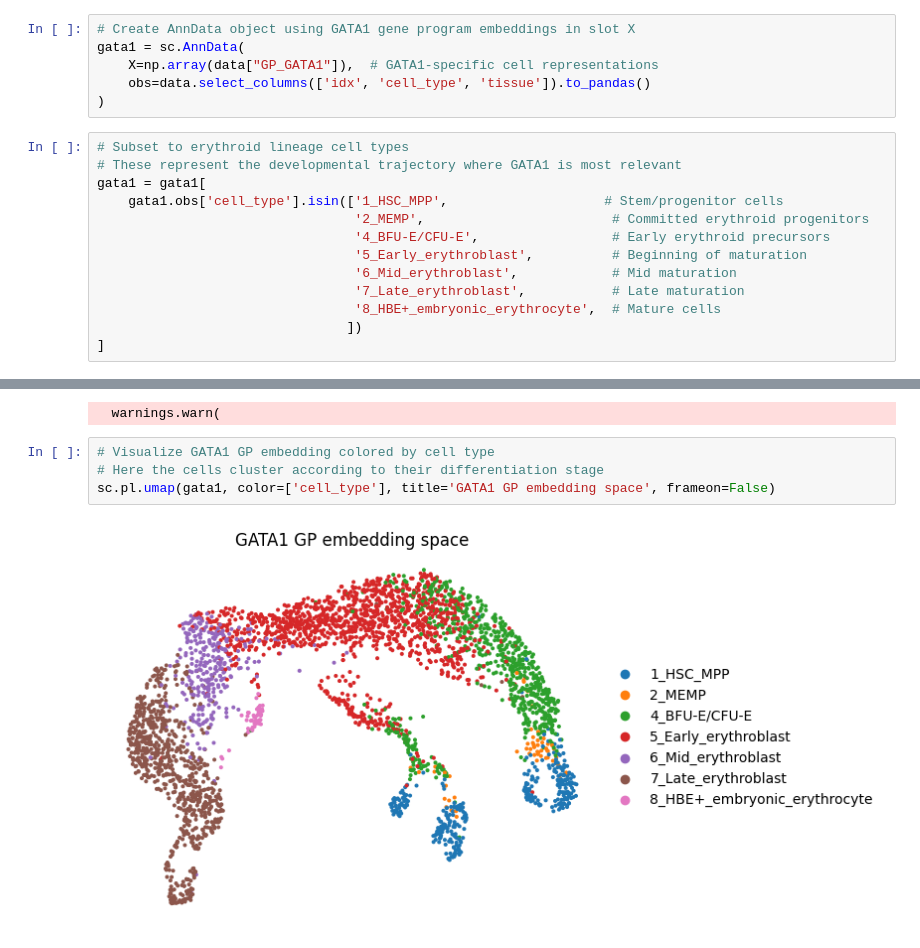
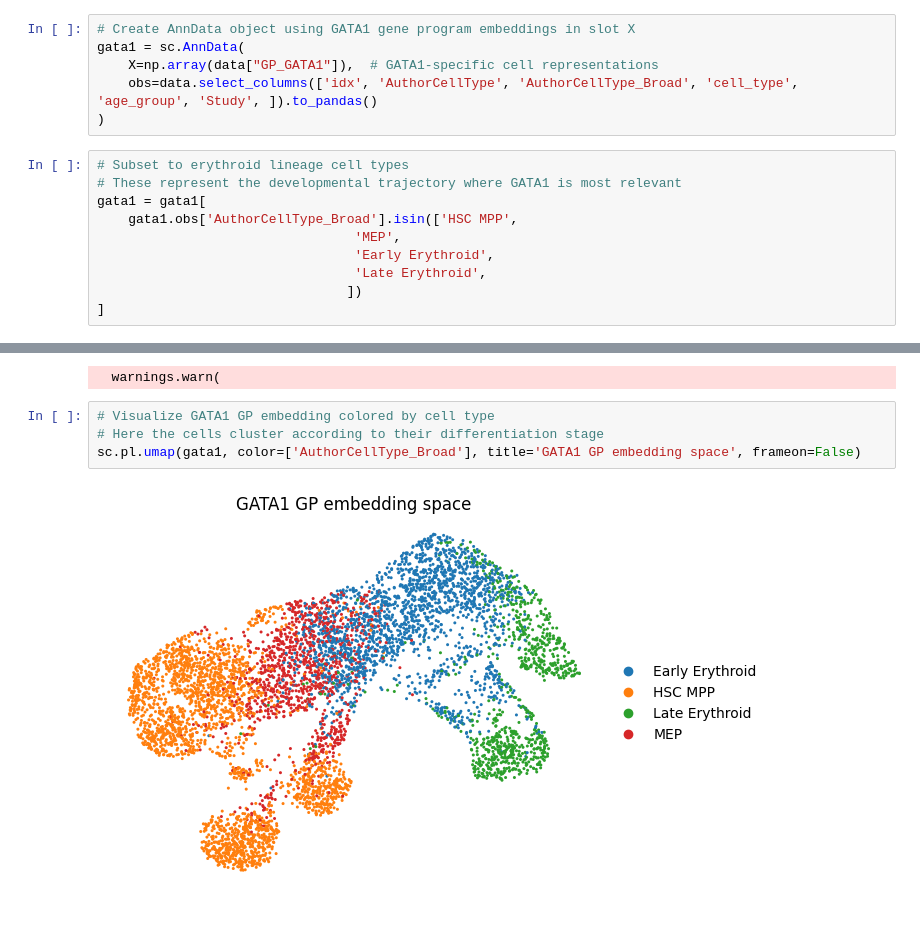
Before and after one commit to Lotfollahi-lab/tripso, a Jupyter notebook: docs/getting-started/tutorials/04_visualize_embeddings.ipynb, the cells around one changed output, grey strips where cells are left out. Cells and saved outputs as stored; diff of their text form.

Commit message:
Fix logo, readme and tutorial with public data

```diff
--- a/docs/getting-started/tutorials/04_visualize_embeddings.ipynb
+++ b/docs/getting-started/tutorials/04_visualize_embeddings.ipynb
@@ -57,19 +57,16 @@ GATA1 is a master transcription factor for erythroid (red blood cell) developmen
 # Create AnnData object using GATA1 gene program embeddings in slot X
 gata1 = sc.AnnData(
     X=np.array(data["GP_GATA1"]),  # GATA1-specific cell representations
-    obs=data.select_columns(['idx', 'cell_type', 'tissue']).to_pandas()
+    obs=data.select_columns(['idx', 'AuthorCellType', 'AuthorCellType_Broad', 'cell_type', 'age_group', 'Study', ]).to_pandas()
 )
 # %%
 # Subset to erythroid lineage cell types
 # These represent the developmental trajectory where GATA1 is most relevant
 gata1 = gata1[
-    gata1.obs['cell_type'].isin(['1_HSC_MPP',                    # Stem/progenitor cells
-                                 '2_MEMP',                        # Committed erythroid progenitors
-                                 '4_BFU-E/CFU-E',                 # Early erythroid precursors
-                                 '5_Early_erythroblast',          # Beginning of maturation
-                                 '6_Mid_erythroblast',            # Mid maturation
-                                 '7_Late_erythroblast',           # Late maturation
-                                 '8_HBE+_embryonic_erythrocyte',  # Mature cells
+    gata1.obs['AuthorCellType_Broad'].isin(['HSC MPP',
+                                 'MEP',
+                                 'Early Erythroid',
+                                 'Late Erythroid',
                                 ])
 ]
 # %%
@@ -81,6 +78,6 @@ sc.tl.umap(gata1)
 # %%
 # Visualize GATA1 GP embedding colored by cell type
 # Here the cells cluster according to their differentiation stage
-sc.pl.umap(gata1, color=['cell_type'], title='GATA1 GP embedding space', frameon=False)
+sc.pl.umap(gata1, color=['AuthorCellType_Broad'], title='GATA1 GP embedding space', frameon=False)
 # %% [output]
-[figure, old version]
+[figure, new version]
```
Also changed, not shown: parts of 7 cells of this notebook, 21 other files.
